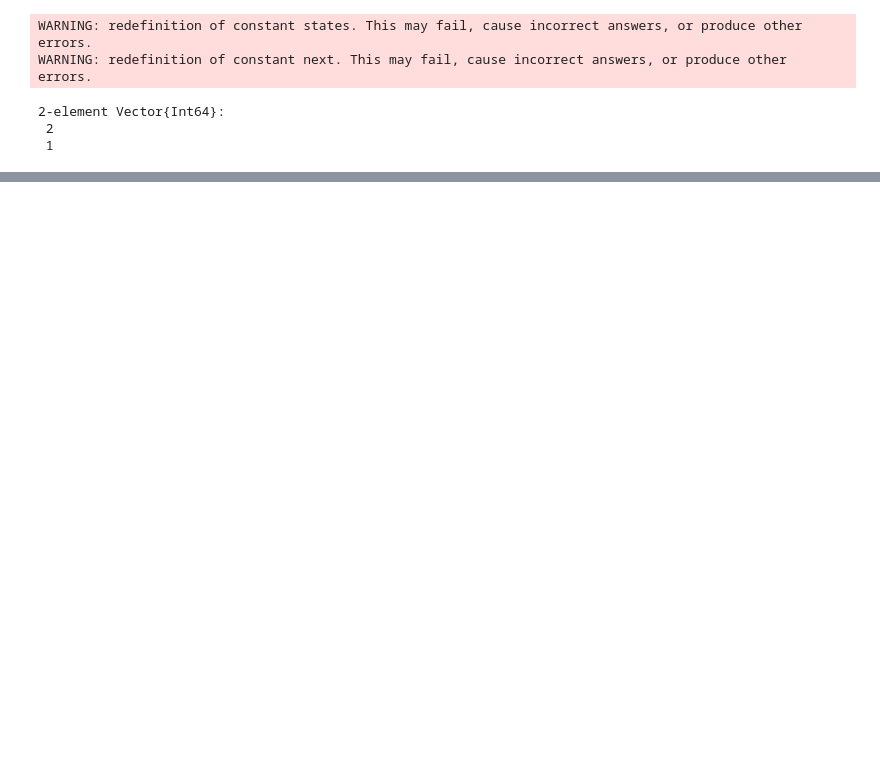
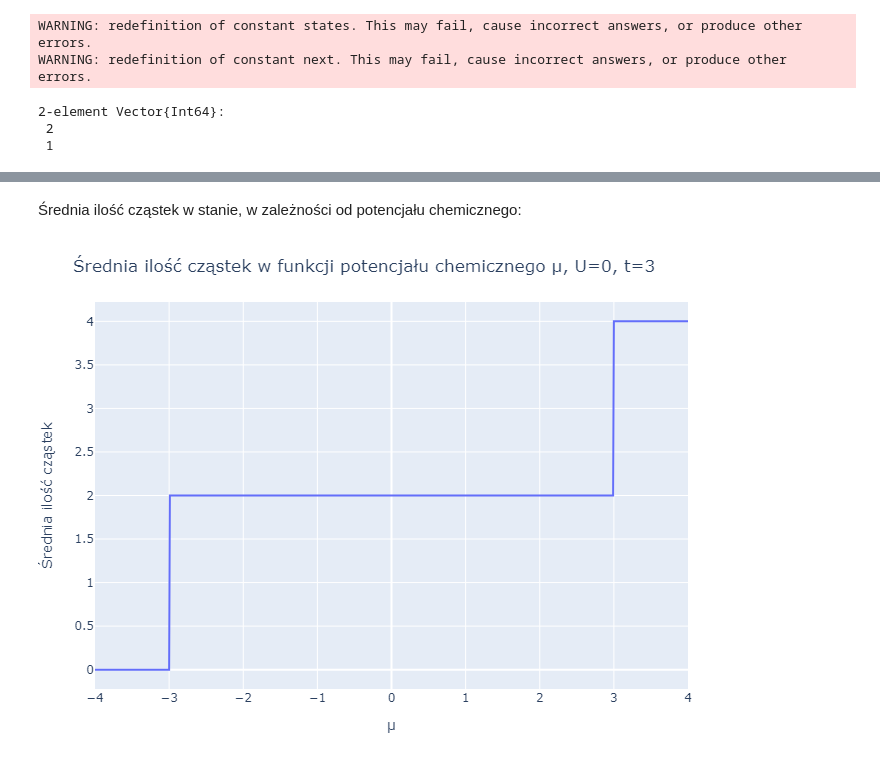
Before and after one commit to kbolembach/Hubbard, a Jupyter notebook: hubbard.ipynb, the cells around one changed output, grey strips where cells are left out. Cells and saved outputs as stored; diff of their text form; code cells hidden in the pictures; blank space fills up the shorter version.

```diff
--- a/hubbard.ipynb
+++ b/hubbard.ipynb
@@ -185,0 +49,12 @@ savefig(pl, "wartosci_wlasne.html")
+# %% [markdown]
+Średnia ilość cząstek w stanie, w zależności od potencjału chemicznego:
+# %%
+avg_no_particles = [no_particles_from_state(state, N) for state in ground_states]
+layout = Layout(
+    title="Średnia ilość cząstek w funkcji potencjału chemicznego μ, U=$U, t=$t",
+    xaxis_title="μ",
+    yaxis_title="Średnia ilość cząstek",
+)
+plot([scatter(x=potentials, y=avg_no_particles)], layout)
+# %% [output]
+[figure, added]
```
Also changed, not shown: parts of 13 cells of this notebook, 19 other files.
